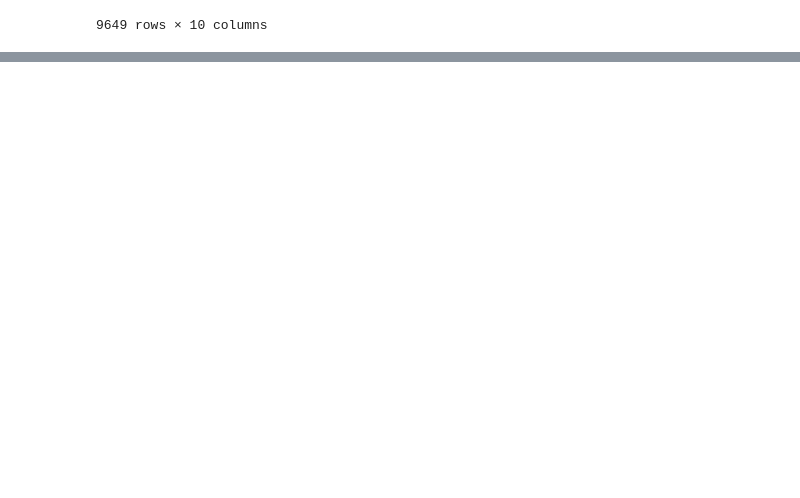
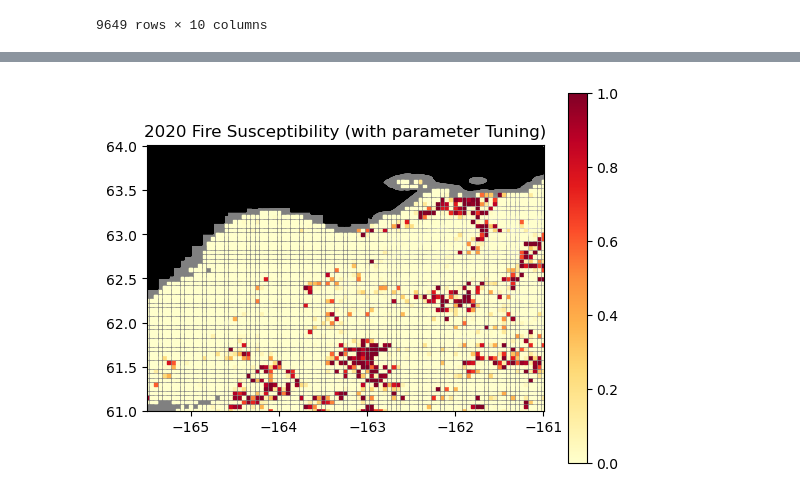
Before and after one commit to cmanna75/wildfire_susceptibility, a Jupyter notebook: Wildfire_Susceptibility.ipynb, the cells around one changed output, grey strips where cells are left out. Cells and saved outputs as stored; diff of their text form; code cells hidden in the pictures; blank space fills up the shorter version.

```diff
--- a/Wildfire_Susceptibility.ipynb
+++ b/Wildfire_Susceptibility.ipynb
@@ -859,0 +916,13 @@ wildfire_points_2020_roi
+# %%
+susceptibility_output_tuned = Best_xgb.predict_proba(susceptibility_input_for_model)
+susceptibility_map_tuned = susceptibility_input[['geometry']].copy()
+susceptibility_map_tuned['fire_risk'] = susceptibility_output_tuned[:,1]
+
+f, ax = plt.subplots()
+show(Elev, ax = ax, cmap = 'gray', vmin=-1000,vmax=1000)
+susceptibility_map_tuned.plot(ax = ax, column = 'fire_risk', cmap = 'YlOrRd',\
+                        markersize = 4, vmin = 0, vmax = 1, legend = True, marker = 's')
+plt.title("2020 Fire Susceptibility (with parameter Tuning)")
+plt.gca().set_aspect('equal')
+# %% [output]
+[figure, added]
```
Also changed, not shown: parts of 71 cells of this notebook.
